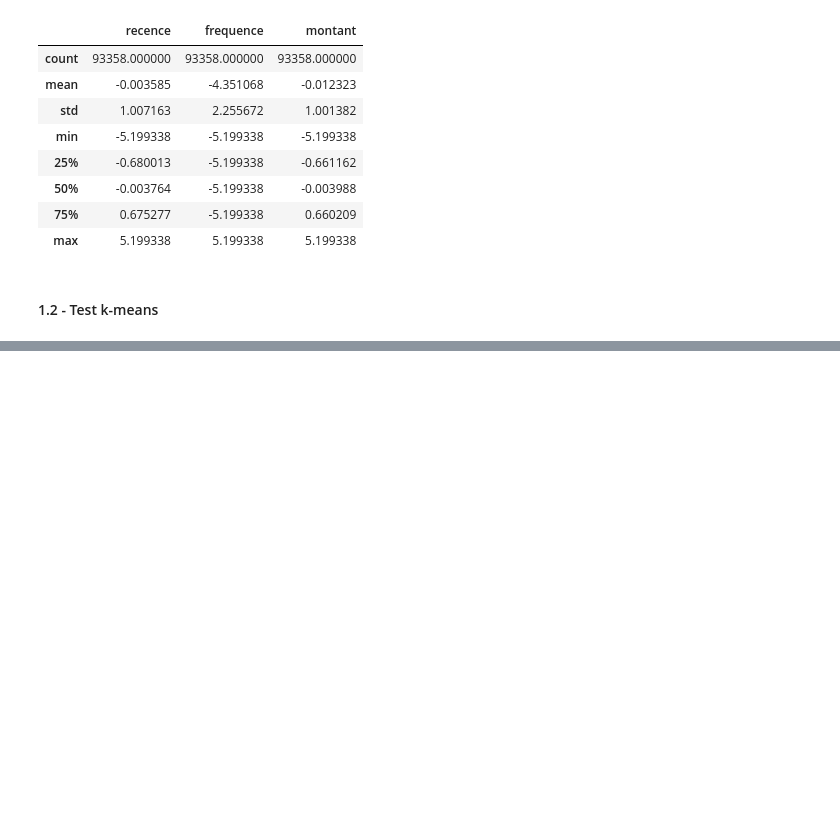
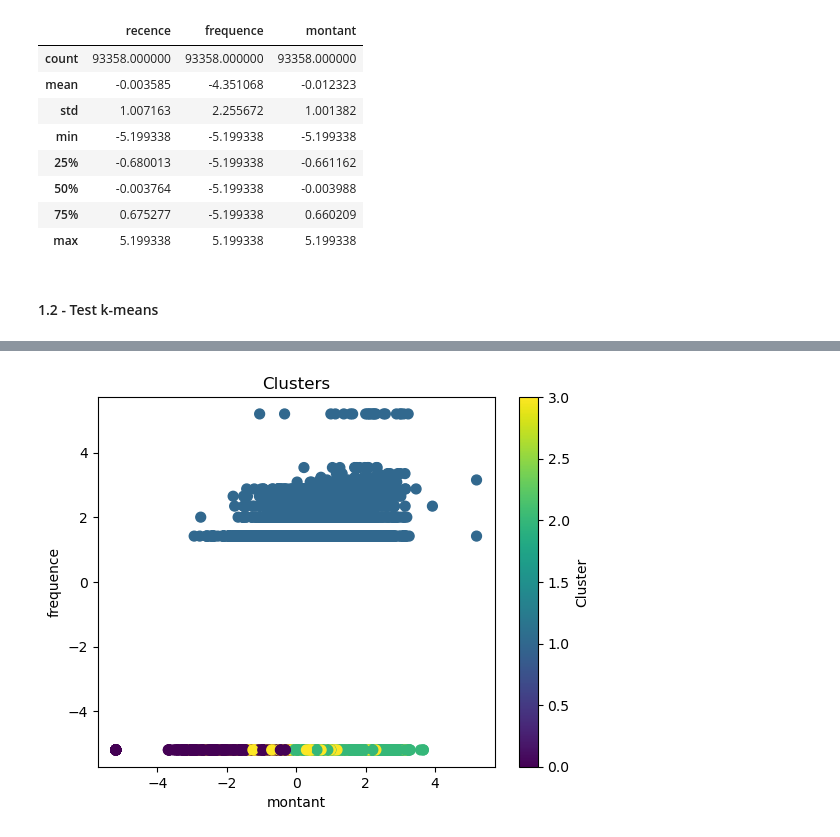
Before and after one commit to ludovic-source/Data_scientist_formation, a Jupyter notebook: projet_5/Projet_5_essais.ipynb, the cells around one changed output, grey strips where cells are left out. Cells and saved outputs as stored; diff of their text form; code cells hidden in the pictures; blank space fills up the shorter version.

```diff
--- a/projet_5/Projet_5_essais.ipynb
+++ b/projet_5/Projet_5_essais.ipynb
@@ -157,0 +245,10 @@ ax = plt.plot(k_list, intertia_list)
+# %%
+plt.scatter(X_1_with_labels["montant"], X_1_with_labels["frequence"],
+            c=X_1_with_labels["Cluster"], cmap="viridis", s=50)
+plt.title("Clusters")
+plt.xlabel("montant")
+plt.ylabel("frequence")
+plt.colorbar(label="Cluster")
+plt.show()
+# %% [output]
+[figure, added]
```
Also changed, not shown: parts of 20 cells of this notebook.
